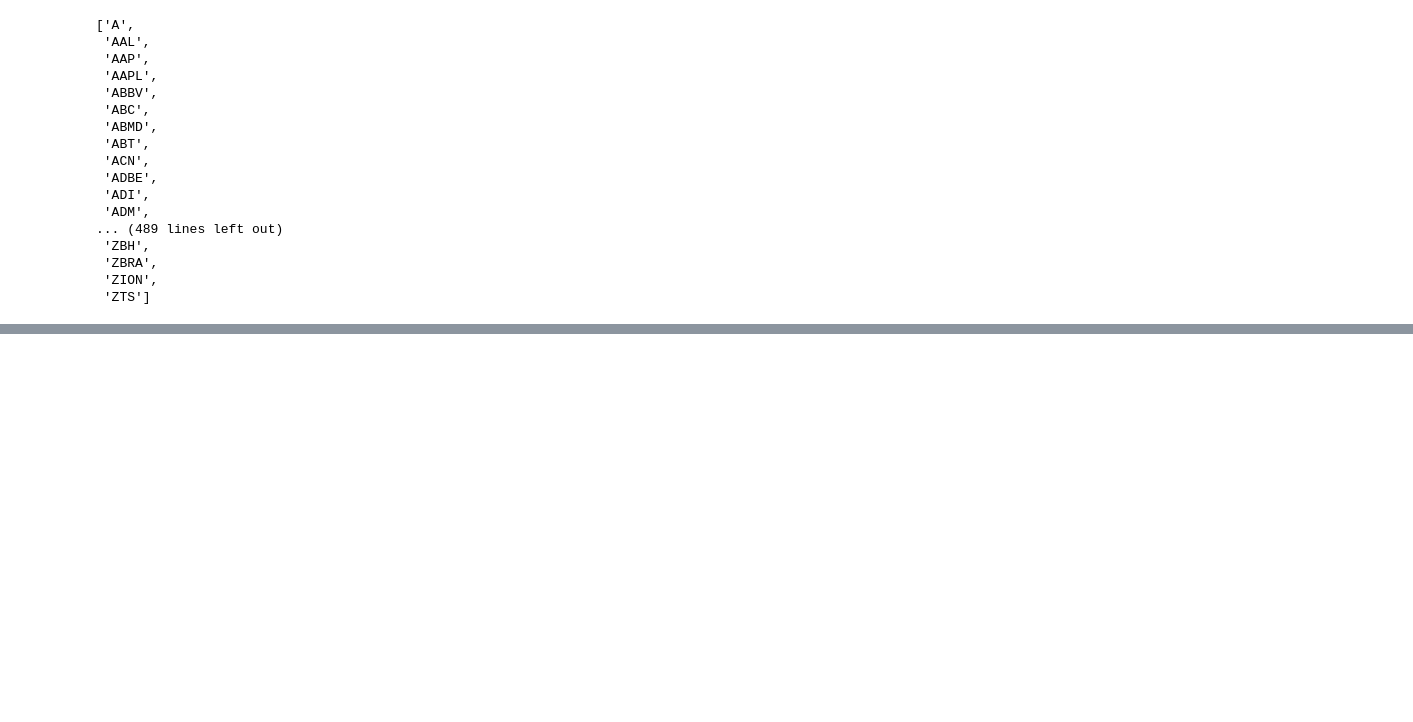
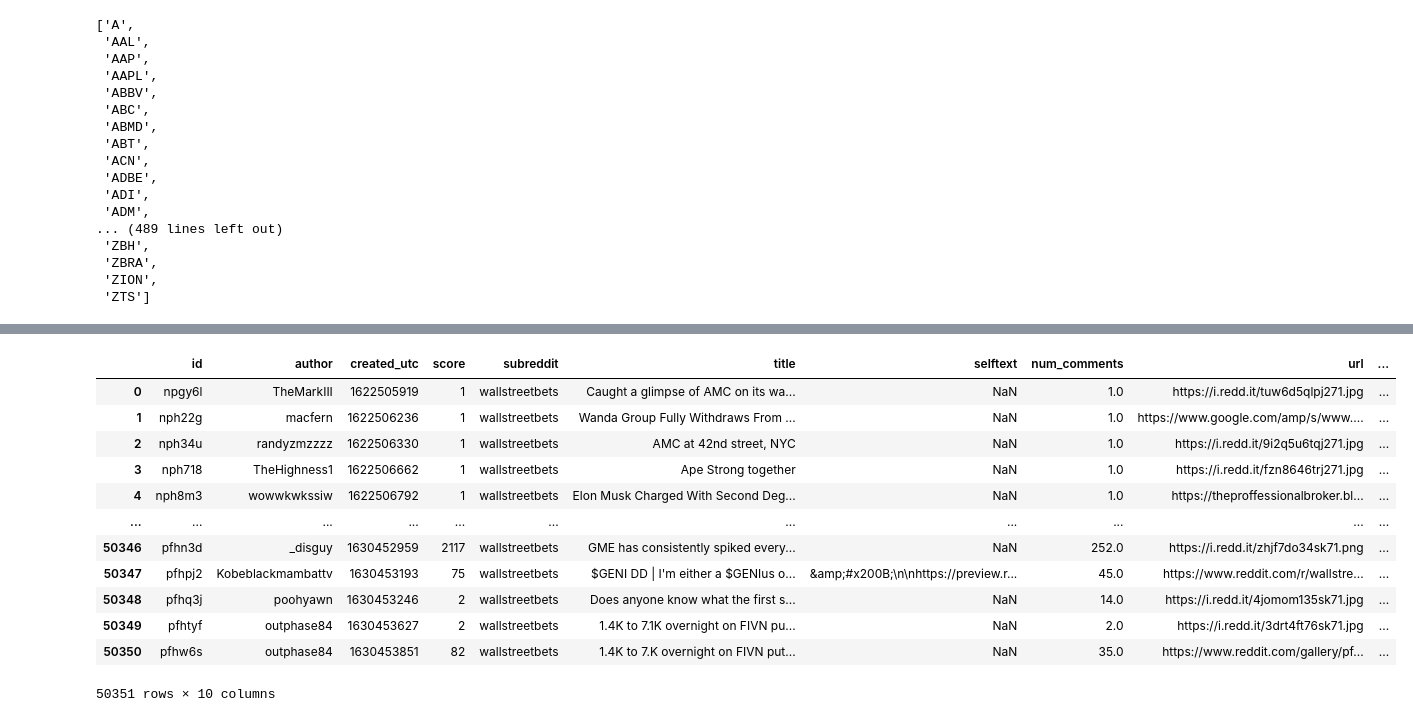
Before and after one commit to YuxinYY/Pre-earnings-Social-Media-Sentiment-Accuracy, a Jupyter notebook: readdata.ipynb, the cells around one changed output, grey strips where cells are left out. Saved outputs shown, nothing was run; the diff lists cells and outputs as text; code cells hidden in the pictures; blank space fills up the shorter version.

Commit message:
Update data processing and initializing sentiment analysis model.

```diff
--- a/readdata.ipynb
+++ b/readdata.ipynb
@@ -232,15 +219,6 @@ results
 # %%
 #extract the relevant stocks of each comment
-
-#matching eps data with stocks' names
-results = pd.merge(matched, new, on = "ticker", how = "inner")
-# sample = df_comments[:5000]
-for s in list(results['name']):
-    pattern = re.sub(r'[^A-Za-z]', '', s)
-    print(pattern)
-    # mask = df_comments['body'].str.contains(pattern[:5], flags=re.IGNORECASE, regex=True, na = False) | df_comments['title'].str.contains(pattern[:5], flags=re.IGNORECASE, regex=True, na = False)
-    # mask = df_comments['body'].str.contains(pattern[:5], flags=re.IGNORECASE, regex=True, na = False) | df_comments['title'].str.contains(pattern[:5], flags=re.IGNORECASE, regex=True, na = False)
-
-# sample
-# df_comments
+# submission & comment data
+df_comments = pd.read_csv(r"G:\Interview Projects\reddit\test.csv")
+df_comments
 # %% [output]
@@ -294,0 +581,16 @@ results
+# %%
+df_comments
+# %% [output]
+|  | id | author | created_utc | score | subreddit | title | selftext | num_comments | url | ... |
+| 0 | npgy6l | TheMarkIII | 1622505919 | 1 | wallstreetbets | Caught a glimpse of AMC on its wa... | NaN | 1.0 | https://i.redd.it/tuw6d5qlpj271.jpg | ... |
+| 1 | nph22g | macfern | 1622506236 | 1 | wallstreetbets | Wanda Group Fully Withdraws From ... | NaN | 1.0 | https://www.google.com/amp/s/www.... | ... |
+| 2 | nph34u | randyzmzzzz | 1622506330 | 1 | wallstreetbets | AMC at 42nd street, NYC | NaN | 1.0 | https://i.redd.it/9i2q5u6tqj271.jpg | ... |
+| 3 | nph718 | TheHighness1 | 1622506662 | 1 | wallstreetbets | Ape Strong together | NaN | 1.0 | https://i.redd.it/fzn8646trj271.jpg | ... |
+| 4 | nph8m3 | wowwkwkssiw | 1622506792 | 1 | wallstreetbets | Elon Musk Charged With Second Deg... | NaN | 1.0 | https://theproffessionalbroker.bl... | ... |
+| ... | ... | ... | ... | ... | ... | ... | ... | ... | ... | ... |
+| 50346 | pfhn3d | _disguy | 1630452959 | 2117 | wallstreetbets | GME has consistently spiked every... | NaN | 252.0 | https://i.redd.it/zhjf7do34sk71.png | ... |
+| 50347 | pfhpj2 | Kobeblackmambattv | 1630453193 | 75 | wallstreetbets | $GENI DD | I'm either a $GENIus o... | &amp;#x200B;\n\nhttps://preview.r... | 45.0 | https://www.reddit.com/r/wallstre... | ... |
+| 50348 | pfhq3j | poohyawn | 1630453246 | 2 | wallstreetbets | Does anyone know what the first s... | NaN | 14.0 | https://i.redd.it/4jomom135sk71.jpg | ... |
+| 50349 | pfhtyf | outphase84 | 1630453627 | 2 | wallstreetbets | 1.4K to 7.1K overnight on FIVN pu... | NaN | 2.0 | https://i.redd.it/3drt4ft76sk71.jpg | ... |
+| 50350 | pfhw6s | outphase84 | 1630453851 | 82 | wallstreetbets | 1.4K to 7.K overnight on FIVN put... | NaN | 35.0 | https://www.reddit.com/gallery/pf... | ... |
+50351 rows × 10 columns
```
Also changed, not shown: parts of 24 cells of this notebook, 7 other files.
